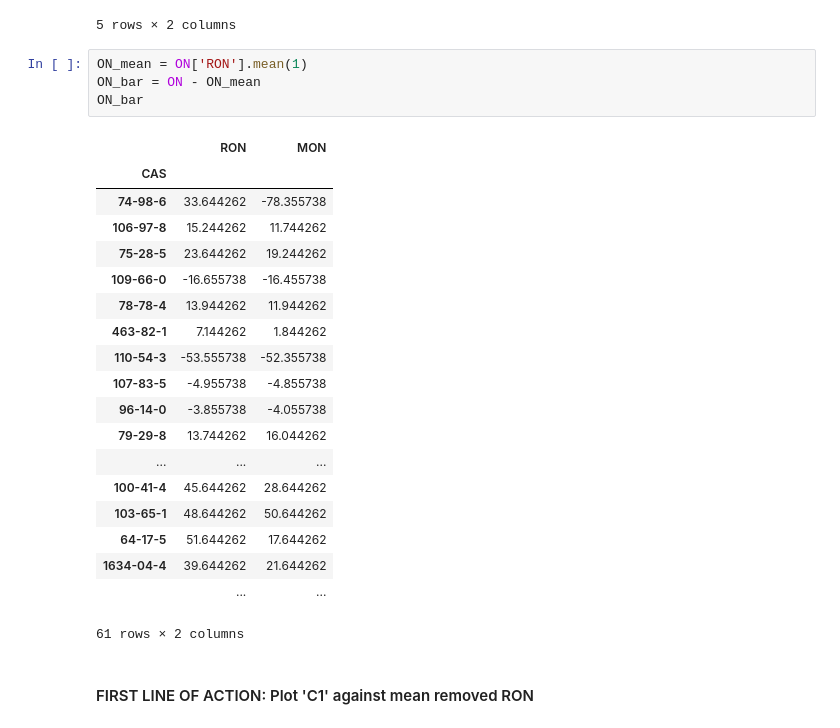
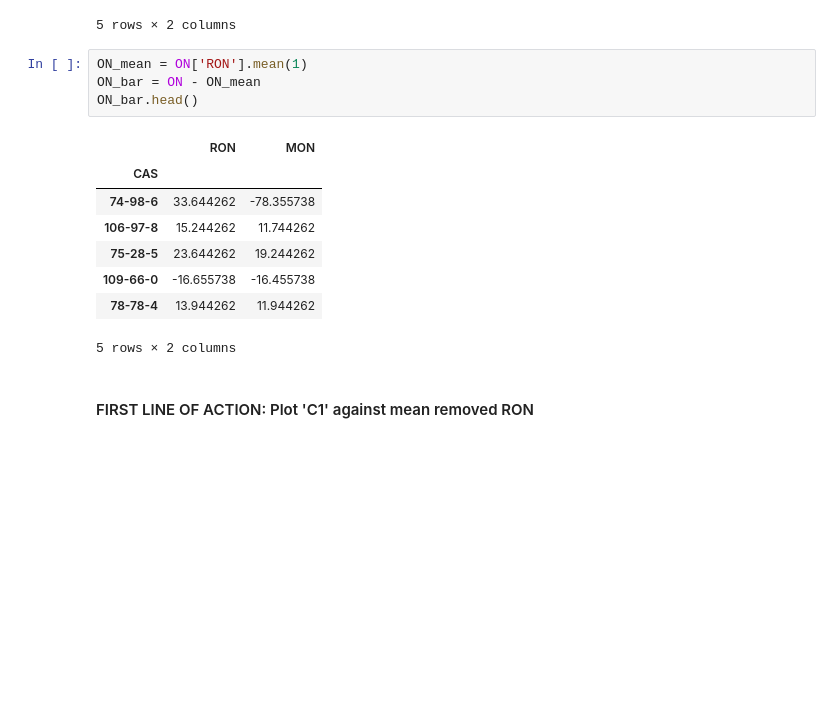
Before and after one commit to BrandonJvV/OctaneNumber, a Jupyter notebook: Normalization.ipynb, the cells around one changed output. Cells and saved outputs as stored; diff of their text form; blank space fills up the shorter version.

```diff
--- a/Normalization.ipynb
+++ b/Normalization.ipynb
@@ -207,27 +211,16 @@ ON.head()
 # %%
 ON_mean = ON['RON'].mean(1)
 ON_bar = ON - ON_mean
-ON_bar
+ON_bar.head()
 # %% [output]
 |  | RON | MON |
 | CAS |  |  |
 | 74-98-6 | 33.644262 | -78.355738 |
 | 106-97-8 | 15.244262 | 11.744262 |
 | 75-28-5 | 23.644262 | 19.244262 |
 | 109-66-0 | -16.655738 | -16.455738 |
 | 78-78-4 | 13.944262 | 11.944262 |
-| 463-82-1 | 7.144262 | 1.844262 |
-| 110-54-3 | -53.555738 | -52.355738 |
-| 107-83-5 | -4.955738 | -4.855738 |
-| 96-14-0 | -3.855738 | -4.055738 |
-| 79-29-8 | 13.744262 | 16.044262 |
-| ... | ... | ... |
-| 100-41-4 | 45.644262 | 28.644262 |
-| 103-65-1 | 48.644262 | 50.644262 |
-| 64-17-5 | 51.644262 | 17.644262 |
-| 1634-04-4 | 39.644262 | 21.644262 |
-|  | ... | ... |
-61 rows × 2 columns
+5 rows × 2 columns
 # %% [markdown]
 #### FIRST LINE OF ACTION: Plot 'C1' against mean removed RON
 # %%
```
Also changed, not shown: parts of 5 cells of this notebook.
